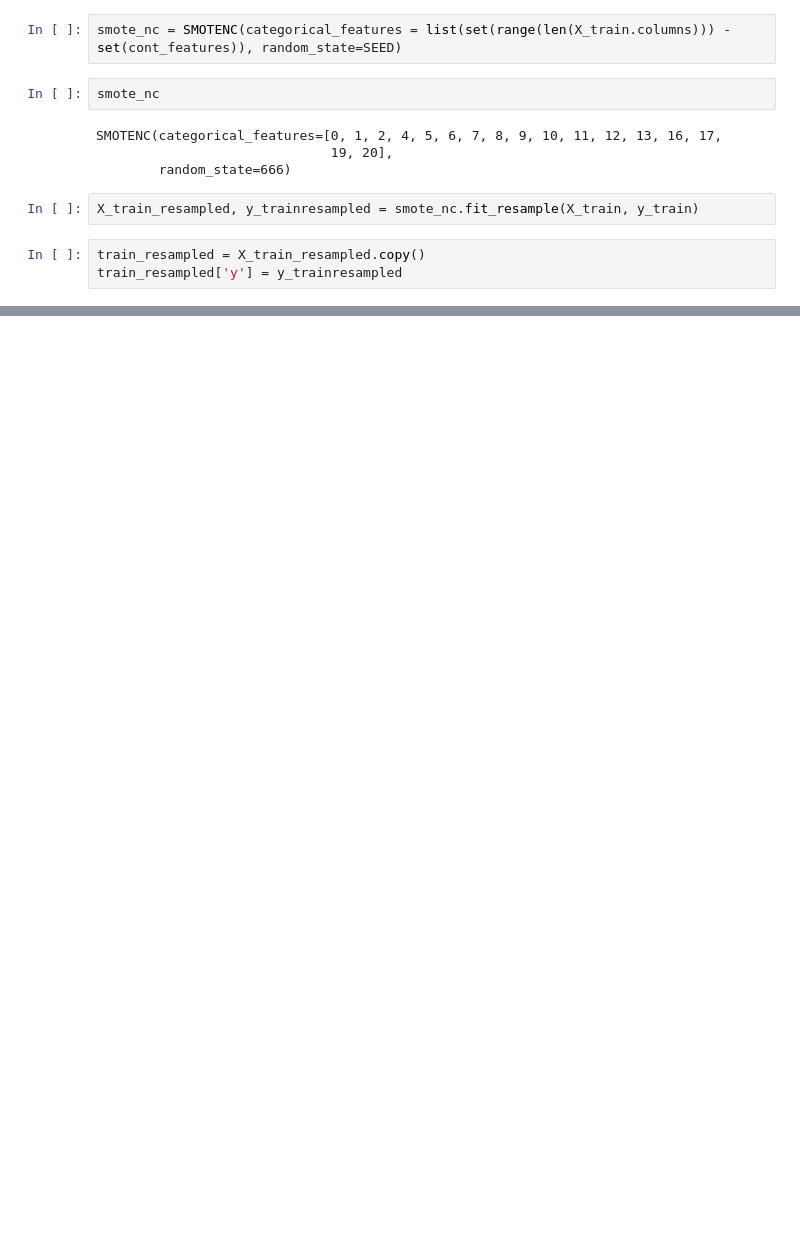
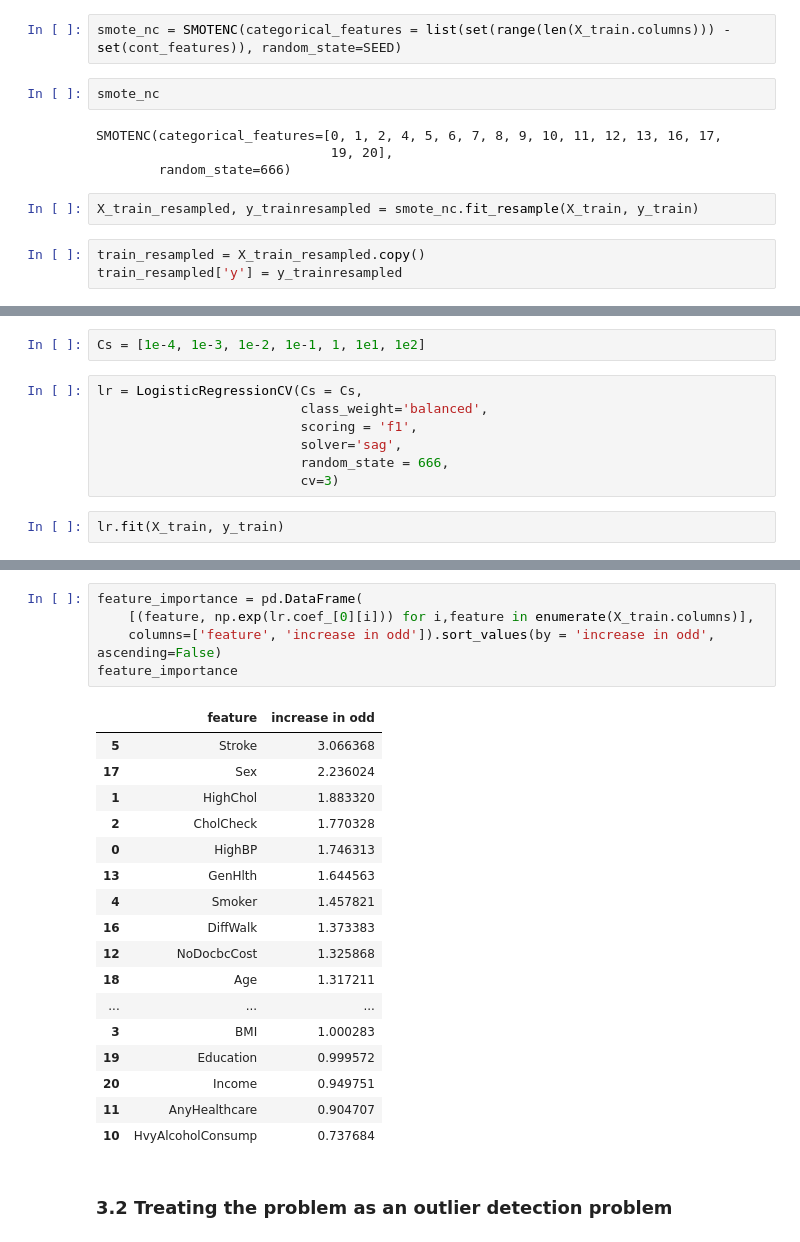
Before and after one commit to ShutongLi/heart_disease, a Jupyter notebook: sleeper.ipynb, the cells around one changed output, grey strips where cells are left out. Cells and saved outputs as stored; diff of their text form; blank space fills up the shorter version.

```diff
--- a/sleeper.ipynb
+++ b/sleeper.ipynb
@@ -91,0 +114,11 @@ plot_pairwise(train_resampled)
+# %%
+Cs = [1e-4, 1e-3, 1e-2, 1e-1, 1, 1e1, 1e2]
+# %%
+lr = LogisticRegressionCV(Cs = Cs,
+                          class_weight='balanced',
+                          scoring = 'f1',
+                          solver='sag',
+                          random_state = 666,
+                          cv=3)
+# %%
+lr.fit(X_train, y_train)
@@ -91,0 +136,25 @@ plot_pairwise(train_resampled)
+# %%
+feature_importance = pd.DataFrame(
+    [(feature, np.exp(lr.coef_[0][i])) for i,feature in enumerate(X_train.columns)],
+    columns=['feature', 'increase in odd']).sort_values(by = 'increase in odd', ascending=False)
+feature_importance
+# %% [output]
+|  | feature | increase in odd |
+| 5 | Stroke | 3.066368 |
+| 17 | Sex | 2.236024 |
+| 1 | HighChol | 1.883320 |
+| 2 | CholCheck | 1.770328 |
+| 0 | HighBP | 1.746313 |
+| 13 | GenHlth | 1.644563 |
+| 4 | Smoker | 1.457821 |
+| 16 | DiffWalk | 1.373383 |
+| 12 | NoDocbcCost | 1.325868 |
+| 18 | Age | 1.317211 |
+| ... | ... | ... |
+| 3 | BMI | 1.000283 |
+| 19 | Education | 0.999572 |
+| 20 | Income | 0.949751 |
+| 11 | AnyHealthcare | 0.904707 |
+| 10 | HvyAlcoholConsump | 0.737684 |
+# %% [markdown]
+### 3.2 Treating the problem as an outlier detection problem
```
Also changed, not shown: parts of 27 cells of this notebook.
